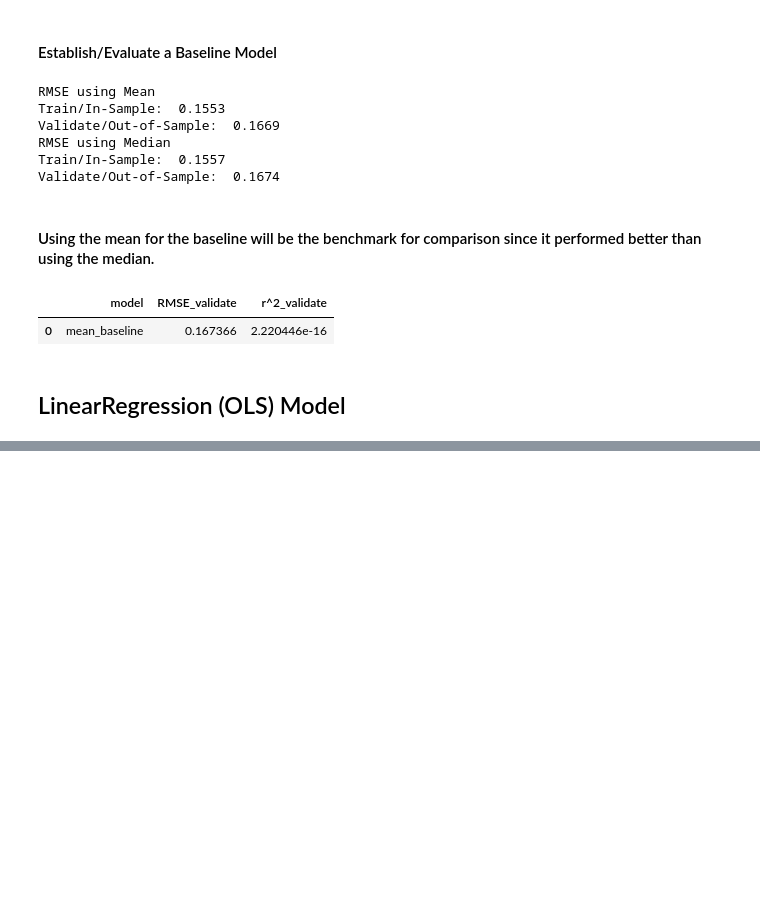
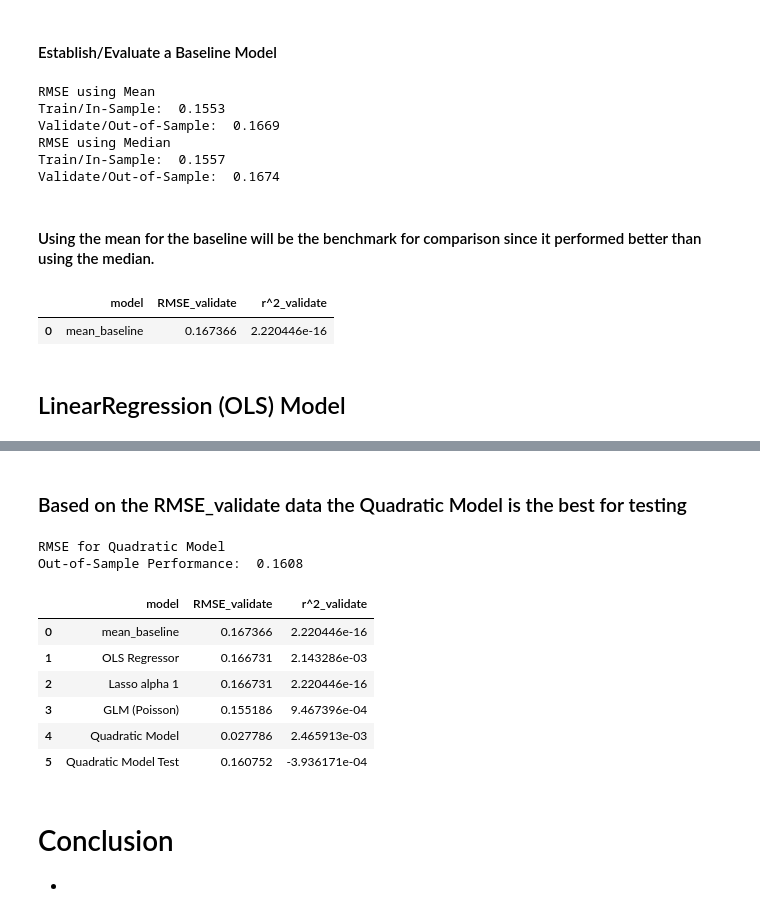
Before and after one commit to matt-and-alicia/zillow-clustering-project, a Jupyter notebook: final_zillow_clustering_notebook.ipynb, the cells around one changed output, grey strips where cells are left out. Saved outputs shown, nothing was run; the diff lists cells and outputs as text; code cells hidden in the pictures; blank space fills up the shorter version.

```diff
--- a/final_zillow_clustering_notebook.ipynb
+++ b/final_zillow_clustering_notebook.ipynb
@@ -900,0 +976,6 @@ ValueError: could not convert string to float: 'cluster_1'
+# %%
+metric_df = metric_df.append({'model': 'GLM (Poisson)',
+                              'RMSE_validate': rmse_validate,
+                              'r^2_validate': explained_variance_score(y_validate.log_error, y_validate.log_error_pred_glm)}, ignore_index=True)
+
+metric_df
@@ -900,0 +990,11 @@ ValueError: could not convert string to float: 'cluster_1'
+# %%
+## Polynomial Features ##
+# make the polynomial features to get a new set of features
+pf = PolynomialFeatures(degree=2)
+
+# fit and transform X_train
+X_train_degree2 = pf.fit_transform(X_train[features])
+
+# transform X_validate & X_test
+X_validate_degree2 = pf.transform(X_validate[features])
+X_test_degree2 =  pf.transform(X_test[features])
@@ -900,0 +1029,6 @@ ValueError: could not convert string to float: 'cluster_1'
+# %%
+metric_df = metric_df.append({'model': 'Quadratic Model',
+                              'RMSE_validate': rmse_validate,
+                              'r^2_validate': explained_variance_score(y_validate.log_error, y_validate.log_error_pred_lm2)}, ignore_index=True)
+
+metric_df
@@ -900,0 +1042,32 @@ ValueError: could not convert string to float: 'cluster_1'
+# %% [markdown]
+### Based on the RMSE_validate data the Quadratic Model is the best for testing
+# %%
+y_test = pd.DataFrame(y_test)
+
+# predict on test
+y_test['log_error_pred_lm2'] = lm2.predict(X_test_degree2)
+
+# evaluate: rmse
+rmse_test = mean_squared_error(y_test.log_error, y_test.log_error_pred_lm2) ** (1/2)
+
+print("RMSE for Quadratic Model\nOut-of-Sample Performance: ", round(rmse_test, 4))
+# %% [output]
+RMSE for Quadratic Model
+Out-of-Sample Performance:  0.1608
+# %%
+metric_df = metric_df.append({'model': 'Quadratic Model Test',
+                              'RMSE_validate': rmse_test,
+                              'r^2_validate': explained_variance_score(y_test.log_error, y_test.log_error_pred_lm2)}, ignore_index=True)
+
+metric_df
+# %% [output]
+|  | model | RMSE_validate | r^2_validate |
+| 0 | mean_baseline | 0.167366 | 2.220446e-16 |
+| 1 | OLS Regressor | 0.166731 | 2.143286e-03 |
+| 2 | Lasso alpha 1 | 0.166731 | 2.220446e-16 |
+| 3 | GLM (Poisson) | 0.155186 | 9.467396e-04 |
+| 4 | Quadratic Model | 0.027786 | 2.465913e-03 |
+| 5 | Quadratic Model Test | 0.160752 | -3.936171e-04 |
+# %% [markdown]
+# Conclusion
+-
```
Also changed, not shown: parts of 39 cells of this notebook, 1 other file.
